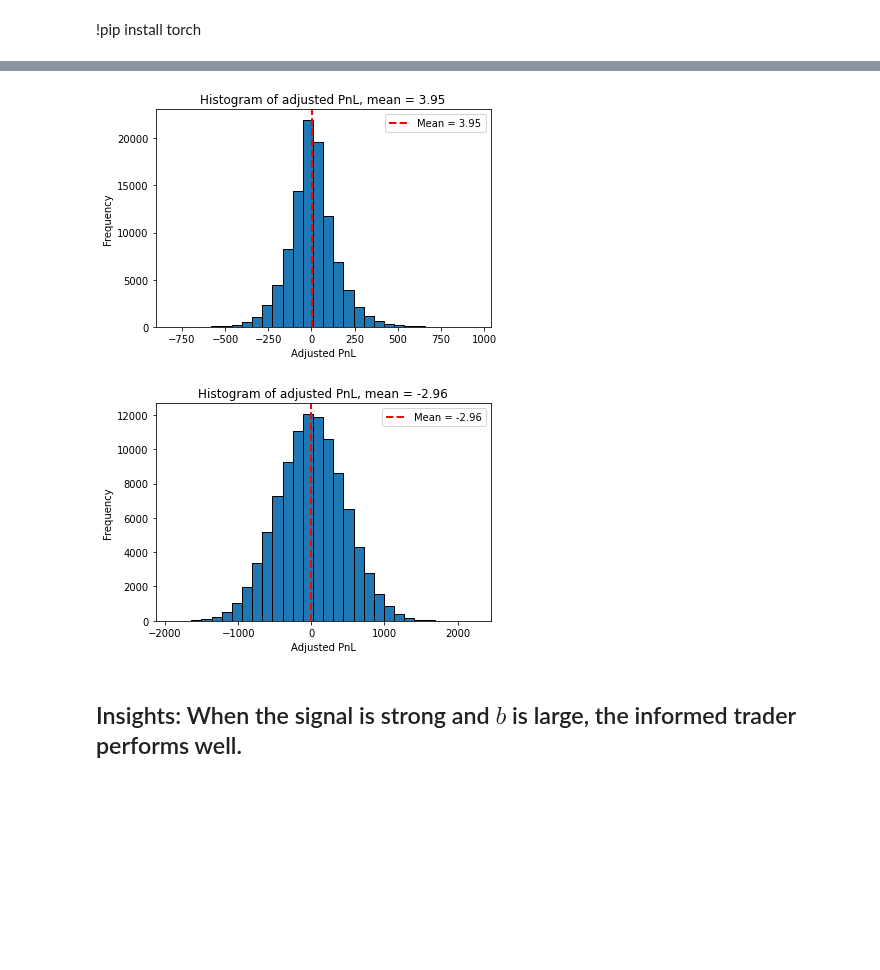
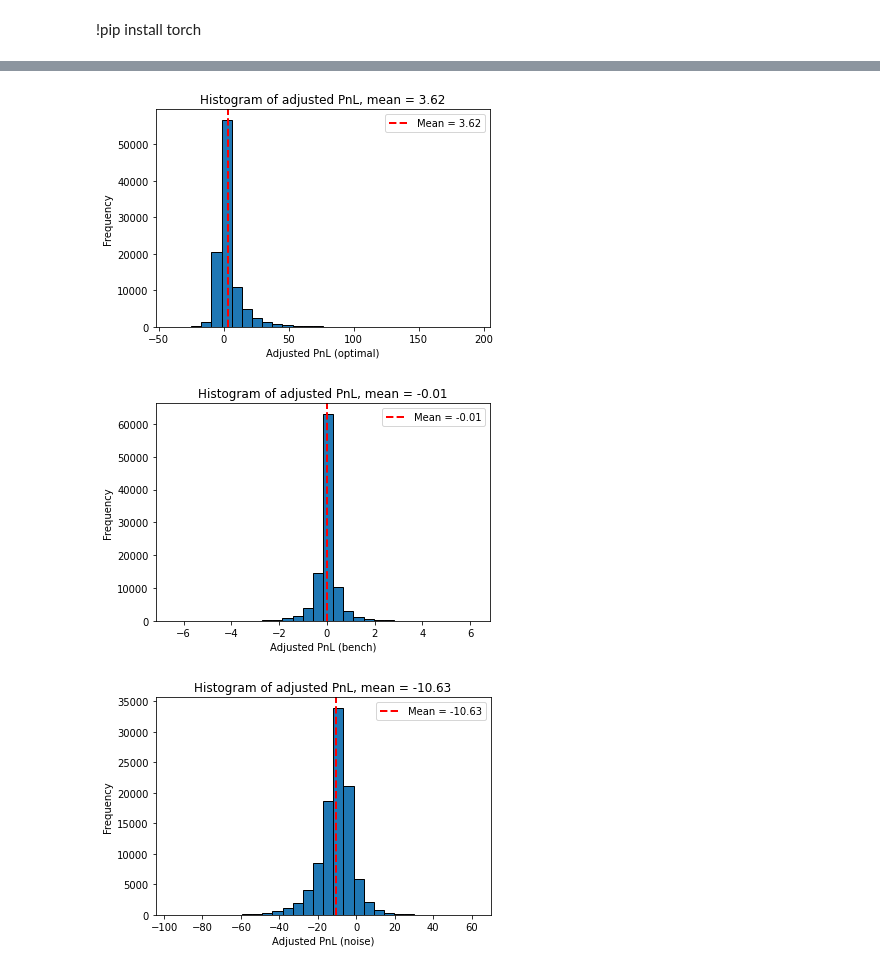
Before and after one commit to AdrienMathieu-eng/Nash-Equilibrium-, a Jupyter notebook: non_linear_BSDE_v2.ipynb, the cells around one changed output, grey strips where cells are left out. Cells and saved outputs as stored; diff of their text form; code cells hidden in the pictures; blank space fills up the shorter version.

```diff
--- a/non_linear_BSDE_v2.ipynb
+++ b/non_linear_BSDE_v2.ipynb
@@ -361,5 +359,5 @@ plot_after_training()
 # %%
-def PnL(nb_it = 100_000):
+def PnL(eps_bench,nb_it = 10_000 ,a_bench = .05,b_bench = .5):
     S0 =  torch.tensor([[100]])
     dW_S =  torch.randn(nb_it, N, Y0_I.shape[1]) * (T / N) ** 0.5
     dW_A =  torch.randn(nb_it, N, Y0_I.shape[1]) * (T / N) ** 0.5
@@ -369,23 +367,40 @@ def PnL(nb_it = 100_000):
    dW_S,dW_A,dW_Z)
     X =  Q0_I.expand(nb_it, -1)
     S =  S0.expand(nb_it, -1)
+    Q_bench = torch.zeros(1, dim_q_I).expand(nb_it,-1)
     Q_tot = Q0_U.expand(nb_it, -1)
     X_U =  Q0_I.expand(nb_it, -1)
     Q_tot_U = Q0_U.expand(nb_it, -1)
+    X_bench = Q_bench.expand(nb_it, -1)
+    Q_tot_bench= Q_bench.expand(nb_it, -1)
     for t in range(N):
+
         delta_plus = l+b*Q_U[t]+b*Q_I[t]
         delta_moins = l-b*Q_U[t]-b*Q_I[t]
+
+        delta_plus_bench = l+b*Q_U[t]+b*Q_bench
+        delta_moins_bench = l-b*Q_U[t]-b*Q_bench
+
         c = -l-b*Q_U[t] + Y_I[t]
         tilde_c = -l+b*Q_U[t] - Y_I[t]
+
+        nu_plus_bench = torch.where(a_bench*alpha[t]-b_bench*Q_bench>eps_bench,a_bench*alpha[t]-b_bench*Q_bench,torch.zeros_like(a_bench*alpha[t]-b_bench*Q_bench))
+        nu_minus_bench = torch.where(a_bench*alpha[t]-b_bench*Q_bench<-eps_bench,a_bench*alpha[t]-b_bench*Q_bench,torch.zeros_like(a_bench*alpha[t]-b_bench*Q_bench))
+
         nu_plus = torch.where(c > 0, c/(2*kappa),torch.zeros_like(c))
-        nu_moins = torch.where(tilde_c > 0, tilde_c/(2*kappa),torch.zeros_like(tilde_c))
-        X = X + (S-delta_moins - kappa*nu_plus)*nu_plus*dt - (S+delta_plus+kappa*nu_plus)*nu_plus*dt
+        nu_minus = torch.where(tilde_c > 0, tilde_c/(2*kappa),torch.zeros_like(tilde_c))
+
+        X_bench = X_bench + (S-delta_moins_bench - kappa*nu_minus_bench)*nu_minus_bench*dt - (S+delta_plus_bench+kappa*nu_plus_bench)*nu_plus_bench*dt
+        X = X + (S-delta_moins - kappa*nu_minus)*nu_minus*dt - (S+delta_plus+kappa*nu_plus)*nu_plus*dt
         X_U = X_U + (S-delta_moins - kappa*torch.where(Z[t] < 0, -Z[t],torch.zeros_like(Z[t])))*torch.where(Z[t] < 0, -Z[t],torch.zeros_like(Z[t]))*dt - (S+delta_plus+kappa*torch.where(Z[t] > 0, Z[t],torch.zeros_like(Z[t])))*torch.where(Z[t] > 0, Z[t],torch.zeros_like(Z[t]))*dt
         S = S +alpha[t]*dt + dW_S[:,t,:]
+        Q_tot_bench = Q_tot_bench + Q_bench**2*dt
+        Q_bench = Q_bench + (nu_plus_bench - nu_minus_bench)*dt
         Q_tot=Q_tot+Q_I[t]**2*dt
         Q_tot_U=Q_tot_U+Q_U[t]**2*dt
 
     data_I = (X + S*Q_I[-1]- alpha_I*Q_I[-1]**2-phi*Q_tot).detach().numpy()
-    data_U = (X + S*Q_U[-1]- alpha_I*Q_U[-1]**2-phi*Q_tot_U).detach().numpy()
+    data_bench = (X_bench + S*Q_bench- alpha_I*Q_bench**2-phi*Q_tot_bench).detach().numpy()
+    data_U = (X_U + S*Q_U[-1]- alpha_I*Q_U[-1]**2-phi*Q_tot_U).detach().numpy()
 
-    return data_I,data_U
+    return data_I,data_U,data_bench
@@ -392,30 +433,40 @@ def PnL(nb_it = 100_000):
 # %%
 #seed = 3645765
 #torch.manual_seed(seed)
-data_I,data_U = PnL()
+data_I,data_U,data_bench = PnL(.1)
 data_I = np.array(data_I)
 data_U = np.array(data_U)
+data_bench = np.array(data_bench)
 mean_value_I = data_I.mean()
 mean_value_U = data_U.mean()
+mean_value_bench = data_bench.mean()
 
 plt.hist(data_I, bins=30, edgecolor='black')
 plt.axvline(mean_value_I, color='red', linestyle='--', linewidth=2, label=f'Mean = {mean_value_I:.2f}')
 plt.title(f"Histogram of adjusted PnL, mean = {mean_value_I:.2f}")
-plt.xlabel("Adjusted PnL")
+plt.xlabel("Adjusted PnL (optimal)")
+plt.ylabel("Frequency")
+plt.legend()
+plt.show()
+
+plt.hist(data_bench, bins=30, edgecolor='black')
+plt.axvline(mean_value_bench, color='red', linestyle='--', linewidth=2, label=f'Mean = {mean_value_bench:.2f}')
+plt.title(f"Histogram of adjusted PnL, mean = {mean_value_bench:.2f}")
+plt.xlabel("Adjusted PnL (bench)")
 plt.ylabel("Frequency")
 plt.legend()
 plt.show()
 
 
+
 plt.hist(data_U, bins=30, edgecolor='black')
 plt.axvline(mean_value_U, color='red', linestyle='--', linewidth=2, label=f'Mean = {mean_value_U:.2f}')
 plt.title(f"Histogram of adjusted PnL, mean = {mean_value_U:.2f}")
-plt.xlabel("Adjusted PnL")
+plt.xlabel("Adjusted PnL (noise)")
 plt.ylabel("Frequency")
 plt.legend()
 plt.show()
 # %% [output]
-[figure, old version]
+[figure, new version]
-[figure, old version]
+[figure, new version]
+[figure, added]
-# %% [markdown]
-## Insights: When the signal is strong and $b$ is large, the informed trader performs well.
```
Also changed, not shown: parts of 8 cells of this notebook.
